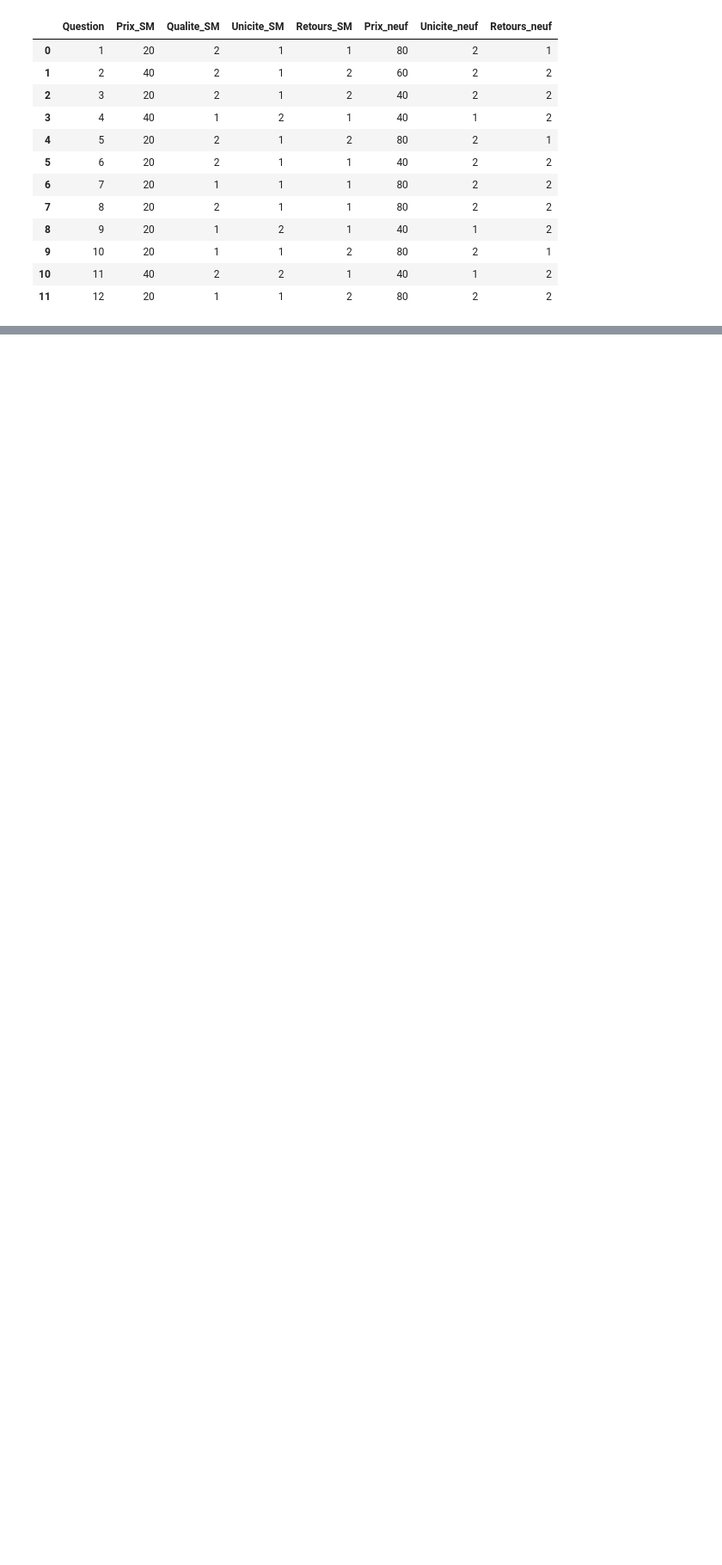
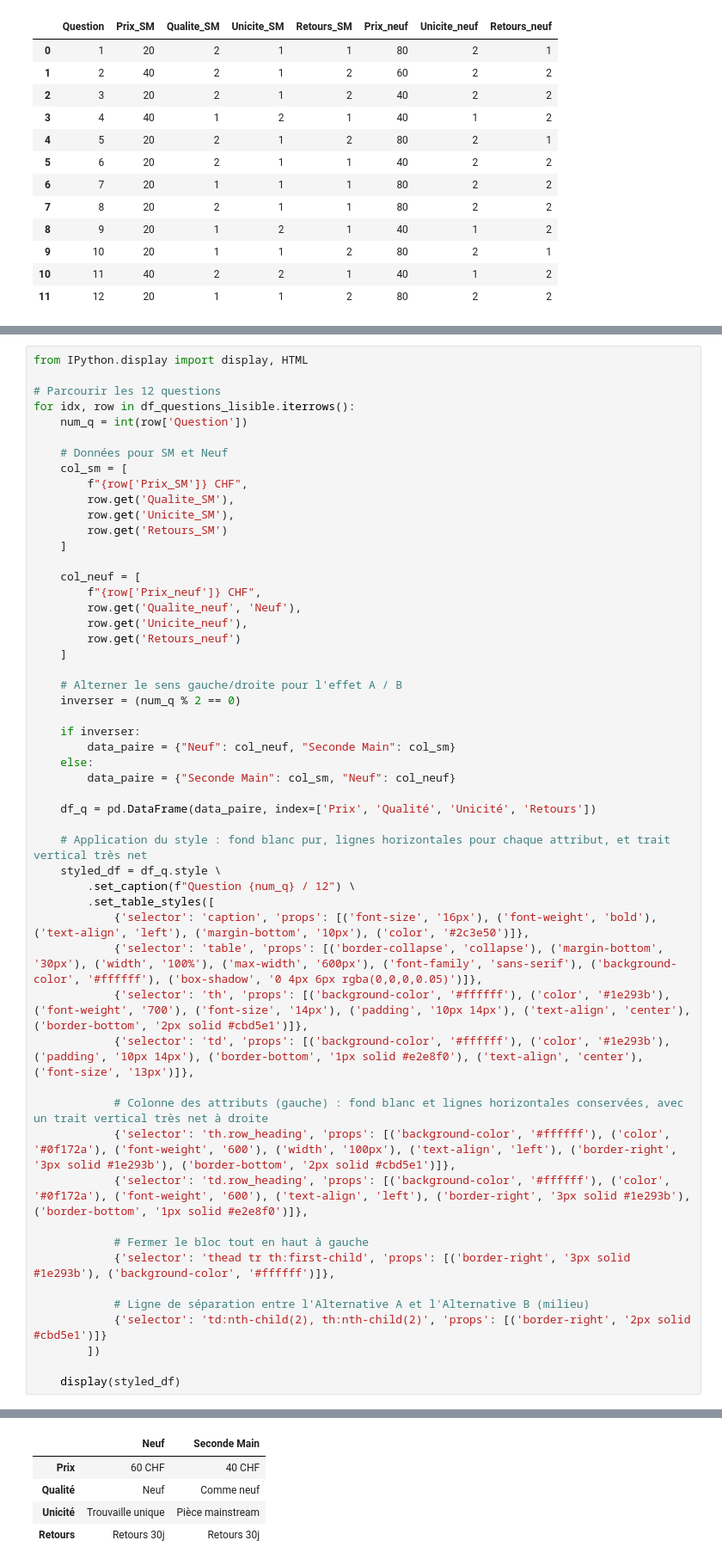
Before and after one commit to hadri1-bisch/SCM, a Jupyter notebook: scm_real_Beta_v2.ipynb, the cells around one changed output, grey strips where cells are left out. Shown at 86% size. Saved outputs shown, nothing was run; the diff lists cells and outputs as text; blank space fills up the shorter version.

```diff
--- a/scm_real_Beta_v2.ipynb
+++ b/scm_real_Beta_v2.ipynb
@@ -1167,3 +1185,57 @@ display(df_questions_lisible)
 | 9 | 10 | 20 | Bon état, avec traces d'ususre vi... | Pièce mainstream | Retours 30j | 80 | Trouvaille unique | Sans retour |
 | 10 | 11 | 40 | Comme neuf | Trouvaille unique | Sans retour | 40 | Pièce mainstream | Retours 30j |
 | 11 | 12 | 20 | Bon état, avec traces d'ususre vi... | Pièce mainstream | Retours 30j | 80 | Trouvaille unique | Retours 30j |
+# %%
+from IPython.display import display, HTML
+
+# Parcourir les 12 questions
+for idx, row in df_questions_lisible.iterrows():
+    num_q = int(row['Question'])
+
+    # Données pour SM et Neuf
+    col_sm = [
+        f"{row['Prix_SM']} CHF",
+        row.get('Qualite_SM'),
+        row.get('Unicite_SM'),
+        row.get('Retours_SM')
+    ]
+
+    col_neuf = [
+        f"{row['Prix_neuf']} CHF",
+        row.get('Qualite_neuf', 'Neuf'),
+        row.get('Unicite_neuf'),
+        row.get('Retours_neuf')
+    ]
+
+    # Alterner le sens gauche/droite pour l'effet A / B
+    inverser = (num_q % 2 == 0)
+
+    if inverser:
+        data_paire = {"Neuf": col_neuf, "Seconde Main": col_sm}
+    else:
+        data_paire = {"Seconde Main": col_sm, "Neuf": col_neuf}
+
+    df_q = pd.DataFrame(data_paire, index=['Prix', 'Qualité', 'Unicité', 'Retours'])
+
+    # Application du style : fond blanc pur, lignes horizontales pour chaque attribut, et trait vertical très net
+    styled_df = df_q.style \
+        .set_caption(f"Question {num_q} / 12") \
+        .set_table_styles([
+            {'selector': 'caption', 'props': [('font-size', '16px'), ('font-weight', 'bold'), ('text-align', 'left'), ('margin-bottom', '10px'), ('color', '#2c3e50')]},
+            {'selector': 'table', 'props': [('border-collapse', 'collapse'), ('margin-bottom', '30px'), ('width', '100%'), ('max-width', '600px'), ('font-family', 'sans-serif'), ('background-color', '#ffffff'), ('box-shadow', '0 4px 6px rgba(0,0,0,0.05)')]},
+            {'selector': 'th', 'props': [('background-color', '#ffffff'), ('color', '#1e293b'), ('font-weight', '700'), ('font-size', '14px'), ('padding', '10px 14px'), ('text-align', 'center'), ('border-bottom', '2px solid #cbd5e1')]},
+            {'selector': 'td', 'props': [('background-color', '#ffffff'), ('color', '#1e293b'), ('padding', '10px 14px'), ('border-bottom', '1px solid #e2e8f0'), ('text-align', 'center'), ('font-size', '13px')]},
+
+            # Colonne des attributs (gauche) : fond blanc et lignes horizontales conservées, avec un trait vertical très net à droite
+            {'selector': 'th.row_heading', 'props': [('background-color', '#ffffff'), ('color', '#0f172a'), ('font-weight', '600'), ('width', '100px'), ('text-align', 'left'), ('border-right', '3px solid #1e293b'), ('border-bottom', '2px solid #cbd5e1')]},
+            {'selector': 'td.row_heading', 'props': [('background-color', '#ffffff'), ('color', '#0f172a'), ('font-weight', '600'), ('text-align', 'left'), ('border-right', '3px solid #1e293b'), ('border-bottom', '1px solid #e2e8f0')]},
+
+            # Fermer le bloc tout en haut à gauche
+            {'selector': 'thead tr th:first-child', 'props': [('border-right', '3px solid #1e293b'), ('background-color', '#ffffff')]},
+
+            # Ligne de séparation entre l'Alternative A et l'Alternative B (milieu)
+            {'selector': 'td:nth-child(2), th:nth-child(2)', 'props': [('border-right', '2px solid #cbd5e1')]}
+        ])
+
+    display(styled_df)
+# %% [output]
@@ -1169,0 +1249,5 @@ display(df_questions_lisible)
+|  | Neuf | Seconde Main |
+| Prix | 60 CHF | 40 CHF |
+| Qualité | Neuf | Comme neuf |
+| Unicité | Trouvaille unique | Pièce mainstream |
+| Retours | Retours 30j | Retours 30j |
```
Also changed, not shown: parts of 7 cells of this notebook.
